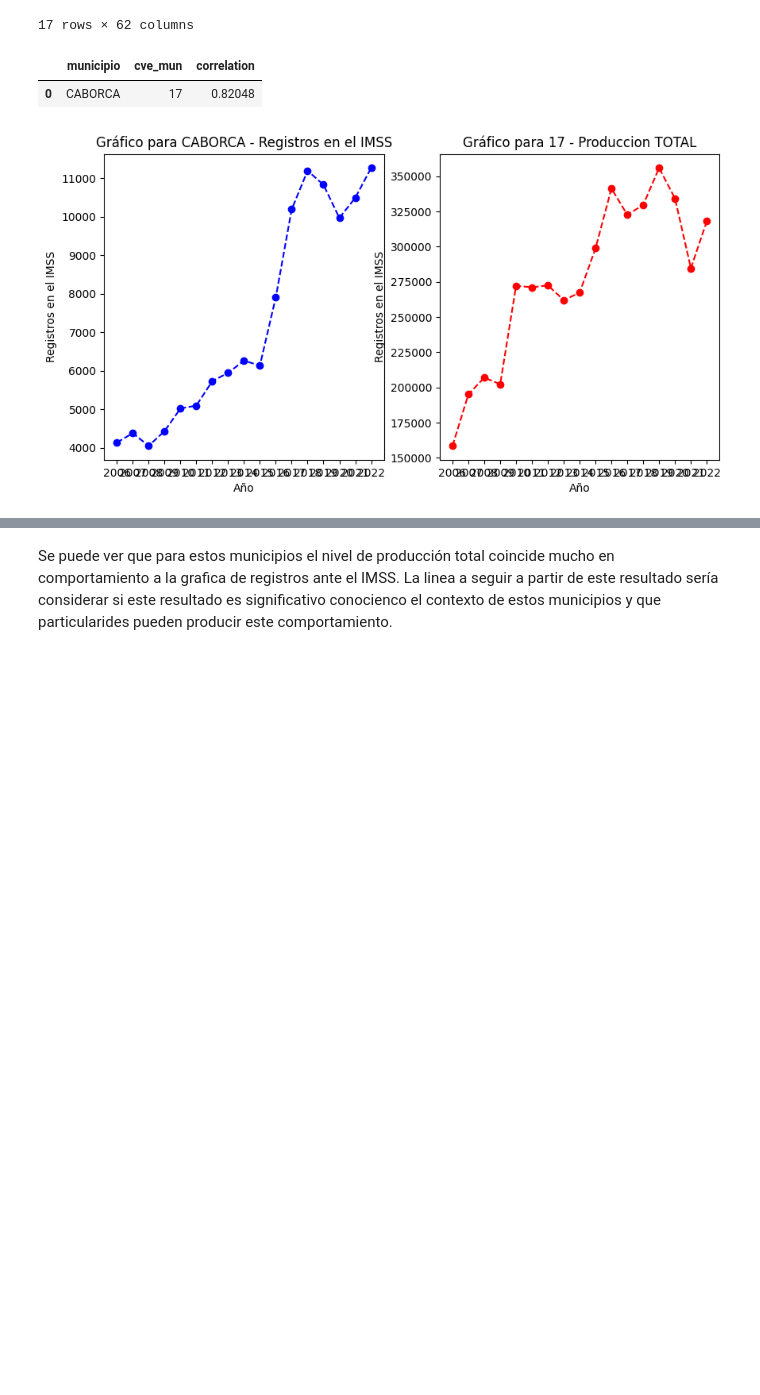
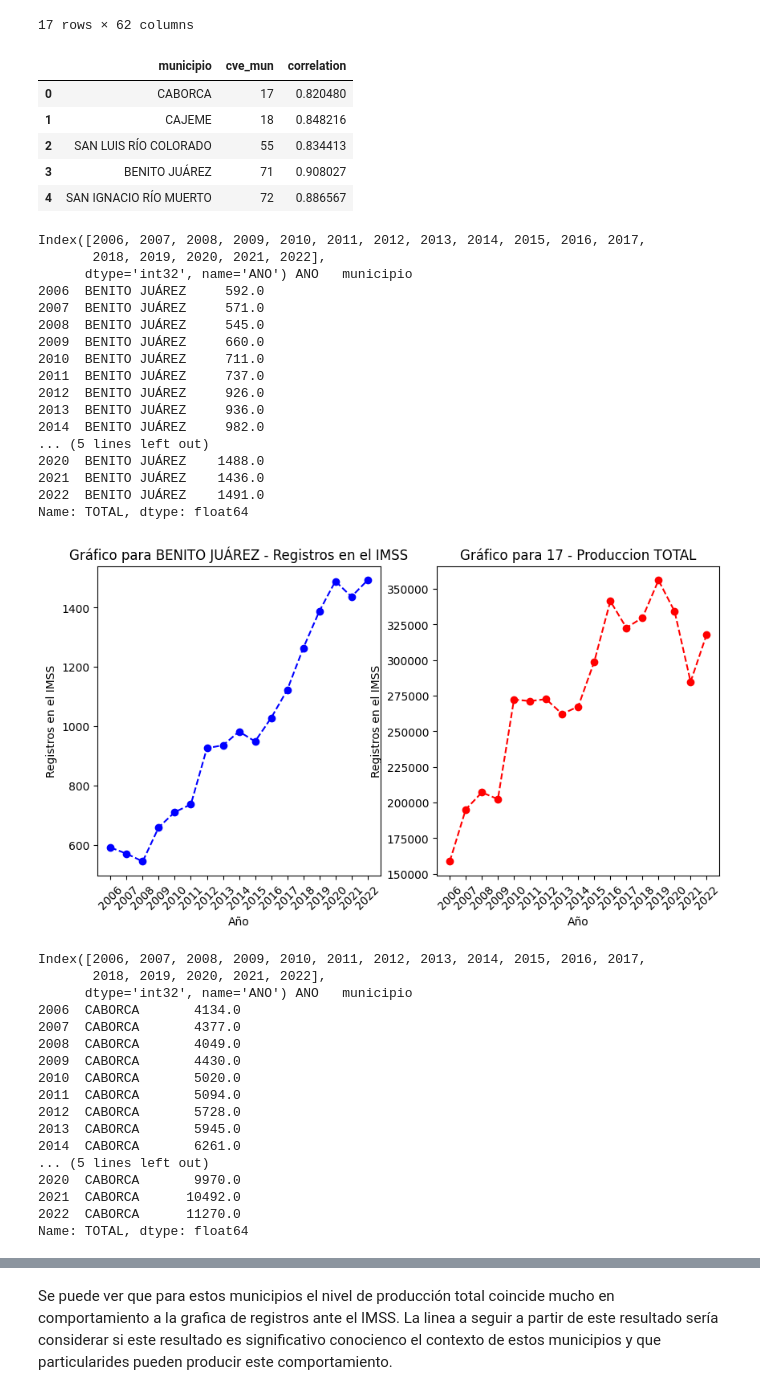
Before and after one commit to empleo-inducido/Trabajos_Generados, a Jupyter notebook: segunda_parte/relations_correlations.ipynb, the cells around one changed output, grey strips where cells are left out. Cells and saved outputs as stored; diff of their text form; code cells hidden in the pictures; blank space fills up the shorter version.

```diff
--- a/segunda_parte/relations_correlations.ipynb
+++ b/segunda_parte/relations_correlations.ipynb
@@ -49,7 +49,7 @@ imss_registros_anual
 # %%
 #Produccion anual por sector
 produccion_total_anual = df_agp[['ANO','SECTOR','PRODTON']].groupby(['ANO','SECTOR'])['PRODTON'].sum()
-produccion_total_anual = produccion_total_anual.unstack('SECTOR').drop(index = 2023)
+produccion_total_anual = produccion_total_anual.unstack('SECTOR')
 produccion_total_anual['TOTAL'] = produccion_total_anual[['Agricultura', 'Ganadería', 'Pesca']].sum(axis=1)
 produccion_total_anual
 # %% [output]
@@ -110,7 +110,7 @@ De momento el unico sector prometedor podría ser el sector ganadero.
 Se puede cambiar el angulo buscando si la producción total anual por municipio tiene correlación con los registros del IMSS anuales.
 # %%
 produccion_municipio_anual = df_agp[['ANO','CVE_MUN','PRODTON']].groupby(['ANO','CVE_MUN'])['PRODTON'].sum().sort_index(level=0)
-produccion_municipio_anual = produccion_municipio_anual.unstack().drop(index = 2023)
+produccion_municipio_anual = produccion_municipio_anual.unstack()
 produccion_municipio_anual
 # %% [output]
 | CVE_MUN | 1 | 2 | 3 | 4 | 5 | 6 | 7 | 8 | 9 | 10 | ... | ... |
@@ -167,6 +167,7 @@ imss_municipio_anual
 17 rows × 62 columns
 # %%
 mun_corr = []
+No_existe = []
 
 for cve in claves_df['cve_mun']:
     try:
@@ -176,16 +177,21 @@ for cve in claves_df['cve_mun']:
             'correlation': correlation
         })
     except KeyError:
+        No_existe.append(cve)
         pass
 
 mun_corr = pd.DataFrame(mun_corr)
 
-mun_corr_top = mun_corr.loc[mun_corr['correlation'] > 0.75]
+mun_corr_top = mun_corr.loc[mun_corr['correlation'] > 0.80]
 mun_corr_top=pd.merge(mun_corr_top, claves_df, on = 'cve_mun')[['municipio', 'cve_mun', 'correlation']]
 mun_corr_top
 # %% [output]
 |  | municipio | cve_mun | correlation |
-| 0 | CABORCA | 17 | 0.82048 |
+| 0 | CABORCA | 17 | 0.820480 |
+| 1 | CAJEME | 18 | 0.848216 |
+| 2 | SAN LUIS RÍO COLORADO | 55 | 0.834413 |
+| 3 | BENITO JUÁREZ | 71 | 0.908027 |
+| 4 | SAN IGNACIO RÍO MUERTO | 72 | 0.886567 |
 # %%
 #Registros anuales por sector por municipio
 df_imss_top_corr = df_imss[df_imss['municipio'].isin(mun_corr_top['municipio'])]
@@ -200,31 +206,69 @@ prod_mun_top_corr = df_agp_top_corr[['ANO','SECTOR','PRODTON','CVE_MUN']].groupb
 prod_mun_top_corr = prod_mun_top_corr.unstack('SECTOR')
 prod_mun_top_corr['TOTAL'] = prod_mun_top_corr[['Agricultura', 'Ganadería', 'Pesca']].sum(axis=1)
 prod_mun_top_corr
 
 # Graficar el total de cada municipio a lo largo de los años
 municipios = imss_registros_anual_top_corr.index.get_level_values('municipio').unique()
 claves = prod_mun_top_corr.index.get_level_values('CVE_MUN').unique()
 years = imss_registros_anual_top_corr.index.get_level_values('ANO').unique()
 
 for municipio in zip(municipios, claves):
     plt.figure(figsize=(10, 5))
 
     plt.subplot(1, 2, 1)
     registros_municipio = imss_registros_anual_top_corr.loc[imss_registros_anual_top_corr.index.get_level_values('municipio') == municipio[0]]
+    print(years, registros_municipio['TOTAL'])
     plt.plot(years, registros_municipio['TOTAL'],marker='o', linestyle='--', color='b')
     plt.title(f'Gráfico para {municipio[0]} - Registros en el IMSS')
     plt.xlabel('Año')
     plt.xticks(imss_registros_anual.index)
     plt.ylabel('Registros en el IMSS')
+    plt.xticks(rotation = 45)
 
     plt.subplot(1, 2, 2)
     produccion_municipio = prod_mun_top_corr.loc[prod_mun_top_corr.index.get_level_values('CVE_MUN') == municipio[1]]
     plt.plot(years, produccion_municipio['TOTAL'],marker='o', linestyle='--', color='r')
     plt.title(f'Gráfico para {municipio[1]} - Produccion TOTAL')
     plt.xlabel('Año')
     plt.xticks(imss_registros_anual.index)
     plt.ylabel('Registros en el IMSS')
+    plt.xticks(rotation = 45)
+
 
     plt.show()
 # %% [output]
+Index([2006, 2007, 2008, 2009, 2010, 2011, 2012, 2013, 2014, 2015, 2016, 2017,
+       2018, 2019, 2020, 2021, 2022],
+      dtype='int32', name='ANO') ANO   municipio
+2006  BENITO JUÁREZ     592.0
+2007  BENITO JUÁREZ     571.0
+2008  BENITO JUÁREZ     545.0
+2009  BENITO JUÁREZ     660.0
+2010  BENITO JUÁREZ     711.0
+2011  BENITO JUÁREZ     737.0
+2012  BENITO JUÁREZ     926.0
+2013  BENITO JUÁREZ     936.0
+2014  BENITO JUÁREZ     982.0
+... (5 lines left out)
+2020  BENITO JUÁREZ    1488.0
+2021  BENITO JUÁREZ    1436.0
+2022  BENITO JUÁREZ    1491.0
+Name: TOTAL, dtype: float64
-[figure, old version]
+[figure, new version]
+Index([2006, 2007, 2008, 2009, 2010, 2011, 2012, 2013, 2014, 2015, 2016, 2017,
+       2018, 2019, 2020, 2021, 2022],
+      dtype='int32', name='ANO') ANO   municipio
+2006  CABORCA       4134.0
+2007  CABORCA       4377.0
+2008  CABORCA       4049.0
+2009  CABORCA       4430.0
+2010  CABORCA       5020.0
+2011  CABORCA       5094.0
+2012  CABORCA       5728.0
+2013  CABORCA       5945.0
+2014  CABORCA       6261.0
+... (5 lines left out)
+2020  CABORCA       9970.0
+2021  CABORCA      10492.0
+2022  CABORCA      11270.0
+Name: TOTAL, dtype: float64
```
Also changed, not shown: parts of 4 cells of this notebook, 7 other files.
